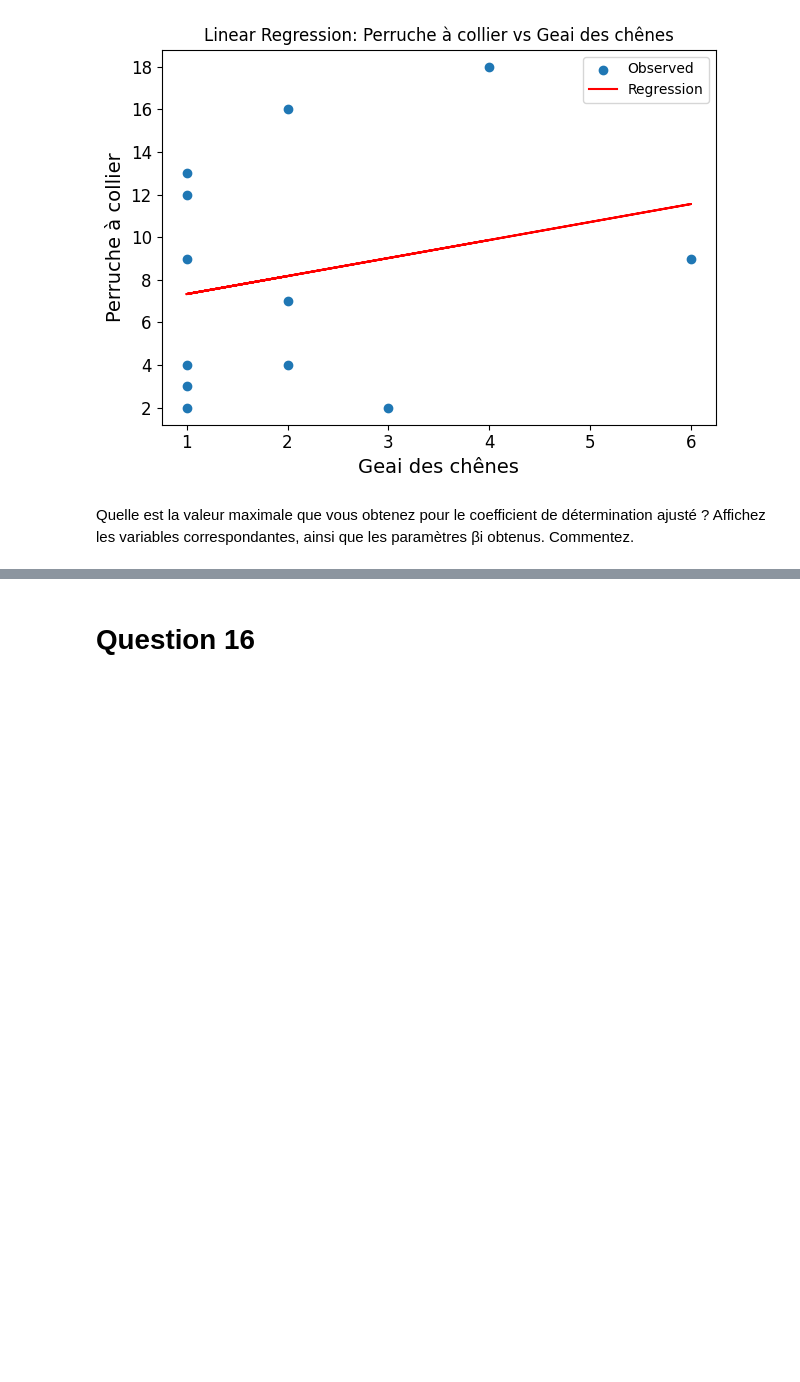
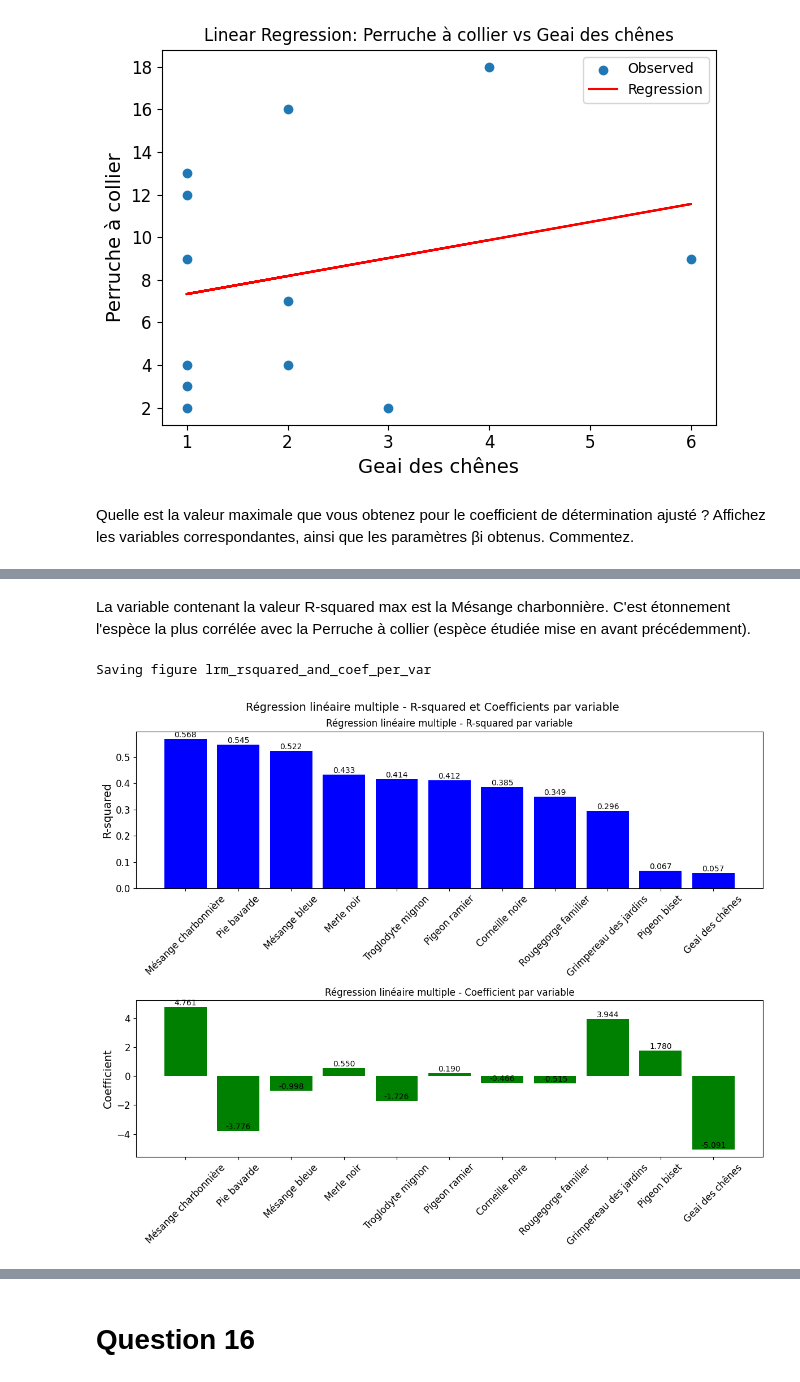
Before and after one commit to Redhoxx/DataScience_Project, a Jupyter notebook: DataScience_Project.ipynb, the cells around one changed output, grey strips where cells are left out. Drawn from its saved outputs; the diff is of its cells as text; code cells hidden in the pictures; blank space fills up the shorter version.

Commit message:
Ajout de graph de visualisation du r-squared + coef de la lr multiple

```diff
--- a/DataScience_Project.ipynb
+++ b/DataScience_Project.ipynb
@@ -1141,0 +1162,38 @@ Intercept: -0.41978951389718233
+# %% [markdown]
+La variable contenant la valeur R-squared max est la Mésange charbonnière. C'est étonnement l'espèce la plus corrélée avec la Perruche à collier (espèce étudiée mise en avant précédemment).
+# %%
+features = [result["Feature"] for result in regression_results]
+r_squared_values = [result["R-squared"] for result in regression_results]
+coefficients = [result["Coefficient"] for result in regression_results]
+
+x_pos = np.arange(len(features))
+
+plt.figure(figsize=(12, 10))
+
+plt.subplot(211)
+plt.bar(x_pos, r_squared_values, align='center', color='blue')
+plt.xticks(x_pos, features, rotation=45)
+plt.ylabel('R-squared')
+plt.title('Régression linéaire multiple - R-squared par variable')
+
+for i, value in enumerate(r_squared_values):
+    plt.text(i, value, f"{value:.3f}", ha='center', va='bottom')
+
+plt.subplot(212)
+plt.bar(x_pos, coefficients, align='center', color='green')
+plt.xticks(x_pos, features, rotation=45)
+plt.ylabel('Coefficient')
+plt.title('Régression linéaire multiple - Coefficient par variable')
+
+for i, value in enumerate(coefficients):
+    plt.text(i, value, f"{value:.3f}", ha='center', va='bottom')
+
+plt.suptitle('Régression linéaire multiple - R-squared et Coefficients par variable', fontsize=14)
+
+plt.subplots_adjust(hspace=0.8)
+
+save_fig("lrm_rsquared_and_coef_per_var", save_path="images/lin_reg")
+plt.show()
+# %% [output]
+Saving figure lrm_rsquared_and_coef_per_var
+[figure, added]
```
Also changed, not shown: parts of 3 cells of this notebook, 1 other file.
